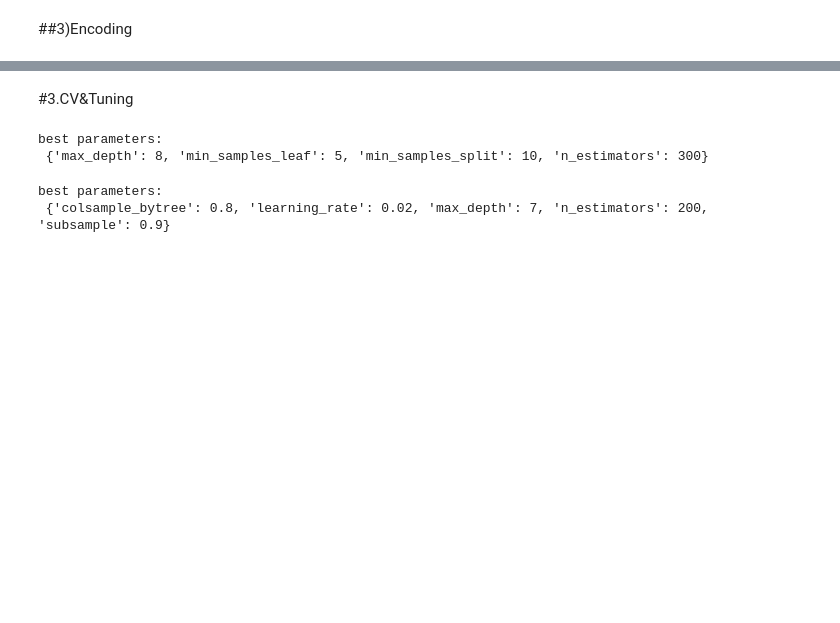
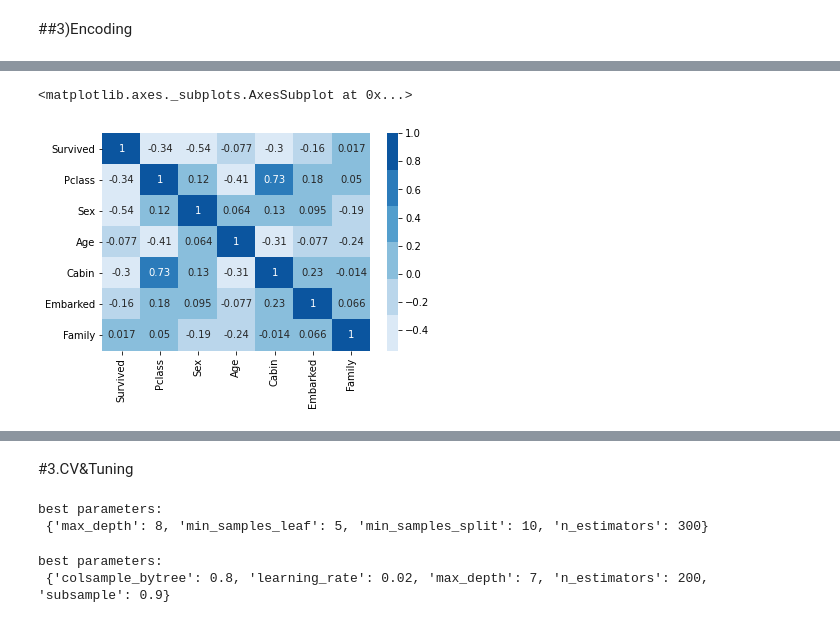
Before and after one commit to DongjunYou/21_1Q_Army, a Jupyter notebook: Titanic_Prototype.ipynb, the cells around one changed output, grey strips where cells are left out. Drawn from its saved outputs; the diff is of its cells as text; code cells hidden in the pictures; blank space fills up the shorter version.

```diff
--- a/Titanic_Prototype.ipynb
+++ b/Titanic_Prototype.ipynb
@@ -55 +79,3 @@ titanic_label=titanic_df['Survived']
+# %%
+df['Fare']=df.fillna(df['Fare'].mean())
 # %% [markdown]
@@ -101,0 +194,6 @@ for feature in features:
+# %%
+cmap=sns.color_palette('Blues') #I don't know each color
+sns.heatmap(df.corr(), annot=True, cmap=cmap) #annotatiion is a must
+# %% [output]
+<matplotlib.axes._subplots.AxesSubplot at 0x...>
+[figure, added]
```
Also changed, not shown: parts of 39 cells of this notebook.
